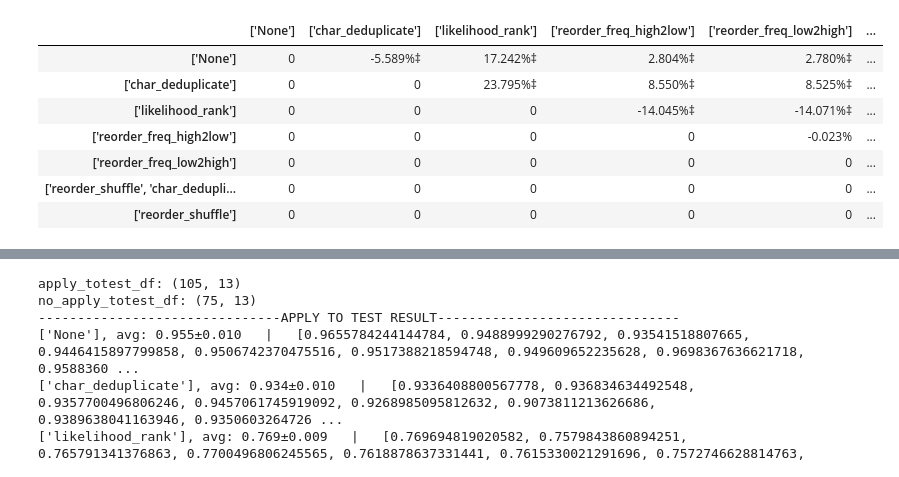
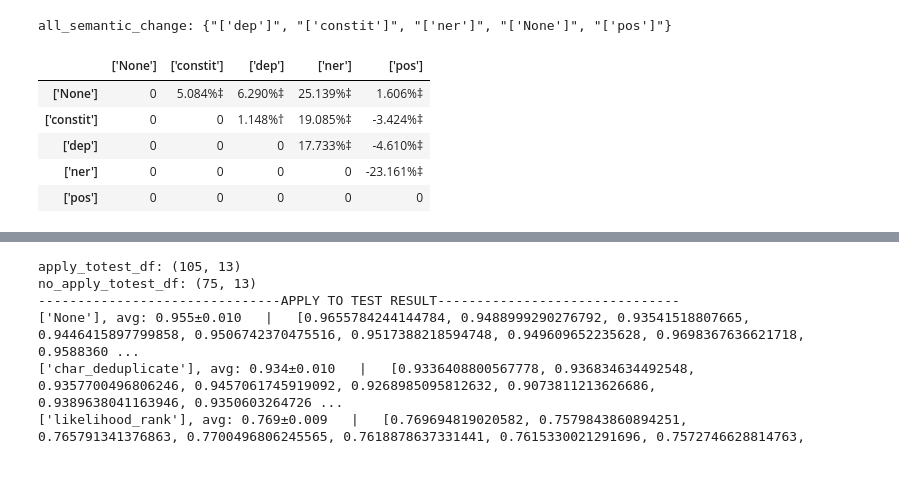
Before and after one commit to iamlxb3/UMAMGT, a Jupyter notebook: result/vis/confusion_table.ipynb, the cells around one changed output, grey strips where cells are left out. Cells and saved outputs as stored; diff of their text form; code cells hidden in the pictures.

```diff
--- a/result/vis/confusion_table.ipynb
+++ b/result/vis/confusion_table.ipynb
@@ -7,19 +7,47 @@ import numpy as np
 from IPython.display import display, HTML
 from scipy import stats
 
-all_files = glob.glob(os.path.join('../result/', '*.csv'))
+all_files = glob.glob(os.path.join('/home/iamlxb3/temp_rsync_dir/story_turing_test/result', '*.csv'))
 all_df = pd.concat([pd.read_csv(x) for x in all_files])
 is_change_apply_to_test = True
 # print(all_df['is_change_apply_to_test'])
 
+dataset_name = 'en_writing_prompt' # cn_novel_5billion, en_writing_prompt, en_grover
+is_pretrain = True
+language = dataset_name.split('_')[0]
+
+if is_pretrain:
+    classifier_name = f'{language}_roberta'
+else:
+    classifier_name = f'{language}_roberta_no_pretrain'
+
 all_df = all_df[all_df['is_change_apply_to_test'] == is_change_apply_to_test]
 all_df = all_df[all_df['char_freq_range'] == 0]
-all_df = all_df[all_df['classifier_name'] == 'cn_roberta_no_pretrain']
+all_df = all_df[all_df['dataset_name'] == dataset_name]
+all_df = all_df[all_df['classifier_name'] == classifier_name]
 all_df = all_df[~all_df['semantic_change'].isin({'rm_chars_in_freq', 'rm_chars_out_freq'})]
 
 
+# "['reorder_freq_low2high']", "['reorder_freq_high2low']", "['reorder_shuffle', 'char_deduplicate']", "['not_use_stopword']", "['char_deduplicate']", "['constit']", "['dep']", "['reorder_shuffle']", "['ner']", "['None']", "['use_stopword']", "['likelihood_rank']", "['pos']"
+# target_semantic_changes = {"['None']",
+#                            "['char_deduplicate']",
+#                            "['reorder_shuffle']",
+#                            "['reorder_shuffle', 'char_deduplicate']",
+#                            "['use_stopword']",
+#                            "['not_use_stopword']"}
 
+target_semantic_changes = {"['None']",
+                           "['constit']",
+                           "['ner']",
+                           "['likelihood_rank']",
+                           "['pos']",
+                           "['dep']"}
+
+all_df = all_df[all_df['semantic_change'].isin(target_semantic_changes)]
 all_semantic_change = set(all_df['semantic_change'].values)
+print(f"all_semantic_change: {all_semantic_change}")
+
+# print(all_df)
 
 table_relative_acc = np.zeros((len(all_semantic_change), len(all_semantic_change)), dtype=np.object)
 table_p_value = np.zeros((len(all_semantic_change), len(all_semantic_change)), dtype=np.object)
@@ -40,41 +68,40 @@ for i, (semantic_change1, semantic_change_df1) in enumerate(all_df.groupby('sema
                 test_acc2 = semantic_change_df2['test_acc'].values
 
                 t, p_value = stats.ttest_rel(test_acc1, test_acc2)
 
                 avg_acc1 = np.average(test_acc1)
                 avg_acc2 = np.average(test_acc2)
 
                 if avg_acc1 - avg_acc2 > 0:
                     denominator = avg_acc2
                 else:
                     denominator = avg_acc1
                 avg_acc_gap = (avg_acc1 - avg_acc2) / denominator
 
                 # cell_value = f'{avg_acc1:.3f}/{avg_acc2:.3f}/{avg_acc_gap*100:.3f}%'
                 cell_value = f'{avg_acc_gap*100:.3f}%'
 
                 if p_value < 0.001:
                     cell_value += '‡'
                 elif p_value < 0.05:
                     cell_value += '†'
                 else:
                     pass
                 table_relative_acc[i, j] = cell_value
 
 df = pd.DataFrame(table_relative_acc)
 df.columns = row_semantic_changes
 df.index = row_semantic_changes
 # print(df)
 display(HTML(df.to_html()))
 # %% [output]
+all_semantic_change: {"['dep']", "['constit']", "['ner']", "['None']", "['pos']"}
-|  | ['None'] | ['char_deduplicate'] | ['likelihood_rank'] | ['reorder_freq_high2low'] | ['reorder_freq_low2high'] | ... |
-| ['None'] | 0 | -5.589%‡ | 17.242%‡ | 2.804%‡ | 2.780%‡ | ... |
-| ['char_deduplicate'] | 0 | 0 | 23.795%‡ | 8.550%‡ | 8.525%‡ | ... |
-| ['likelihood_rank'] | 0 | 0 | 0 | -14.045%‡ | -14.071%‡ | ... |
-| ['reorder_freq_high2low'] | 0 | 0 | 0 | 0 | -0.023% | ... |
-| ['reorder_freq_low2high'] | 0 | 0 | 0 | 0 | 0 | ... |
-| ['reorder_shuffle', 'char_dedupli... | 0 | 0 | 0 | 0 | 0 | ... |
-| ['reorder_shuffle'] | 0 | 0 | 0 | 0 | 0 | ... |
+|  | ['None'] | ['constit'] | ['dep'] | ['ner'] | ['pos'] |
+| ['None'] | 0 | 5.084%‡ | 6.290%‡ | 25.139%‡ | 1.606%‡ |
+| ['constit'] | 0 | 0 | 1.148%† | 19.085%‡ | -3.424%‡ |
+| ['dep'] | 0 | 0 | 0 | 17.733%‡ | -4.610%‡ |
+| ['ner'] | 0 | 0 | 0 | 0 | -23.161%‡ |
+| ['pos'] | 0 | 0 | 0 | 0 | 0 |
 # %%
 # pre-train vs non pre-train
 
```
Also changed, not shown: parts of 1 cell of this notebook, 6 other files.
